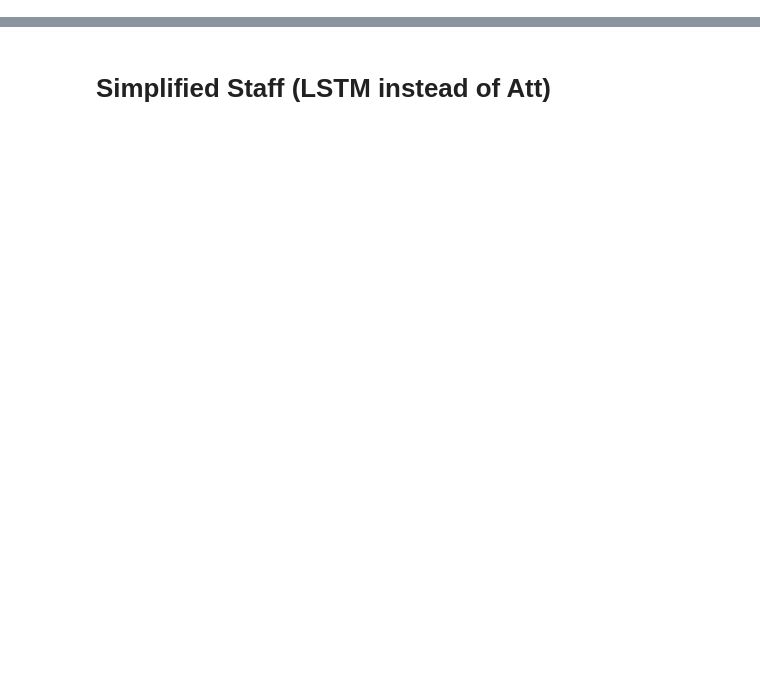
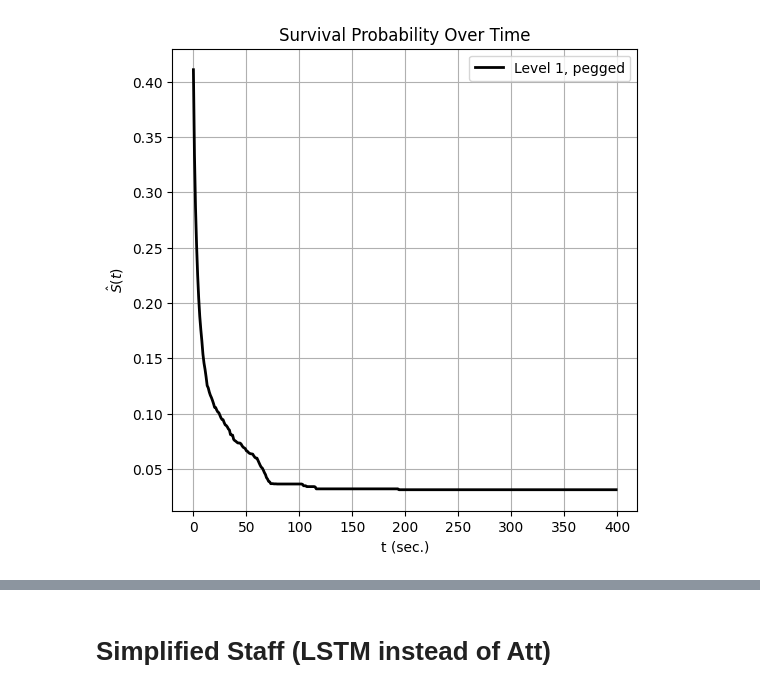
Before and after one commit to poloincognito/limit_order_book, a Jupyter notebook: notebooks/Filltime prediction.ipynb, the cells around one changed output, grey strips where cells are left out. Cells and saved outputs as stored; diff of their text form; code cells hidden in the pictures; blank space fills up the shorter version.

```diff
--- a/notebooks/Filltime prediction.ipynb
+++ b/notebooks/Filltime prediction.ipynb
@@ -31,25 +45,29 @@ df = df.iloc[0:-140]
 # %%
 df_to_plot = df[['indicator', 'time']]
 N = len(df_to_plot)
-F_of_t = []
+S_of_t = []
 
 for time in range(max(df['time'])):
-    num_executed = len(df_to_plot[df_to_plot['time']<time])
-    prob = num_executed/N
-    F_of_t.append(prob)
-
-S_of_t = 1 - np.array(F_of_t)
+    num_executed = len(df_to_plot[df_to_plot['time']==time])
+    num_survived = len(df_to_plot[df_to_plot['time']>time])
+    prob = num_executed/(num_survived+num_executed)
+    #print(prob)
+    S_of_t.append(1-prob)
+# %%
+S_hat = np.cumprod(S_of_t)
 # %%
 t = np.linspace(0, max(df['time']), max(df['time']))
 
 plt.figure(figsize=(6, 6))
-plt.plot(t[:400], S_of_t[:400], linewidth=2, label='Level 1, pegged', color='black')
+plt.plot(t[:400], S_hat[:400], linewidth=2, label='Level 1, pegged', color='black')
 plt.xlabel('t (sec.)')
 plt.ylabel('$\hat{S}(t)$')
 plt.title('Survival Probability Over Time')
 plt.legend()
 plt.grid(True)
 plt.show()
+# %% [output]
+[figure, added]
 # %%
 #Make some features and drop useless columns
 pd.options.mode.chained_assignment = None
```
Also changed, not shown: parts of 18 cells of this notebook, 1 other file.
